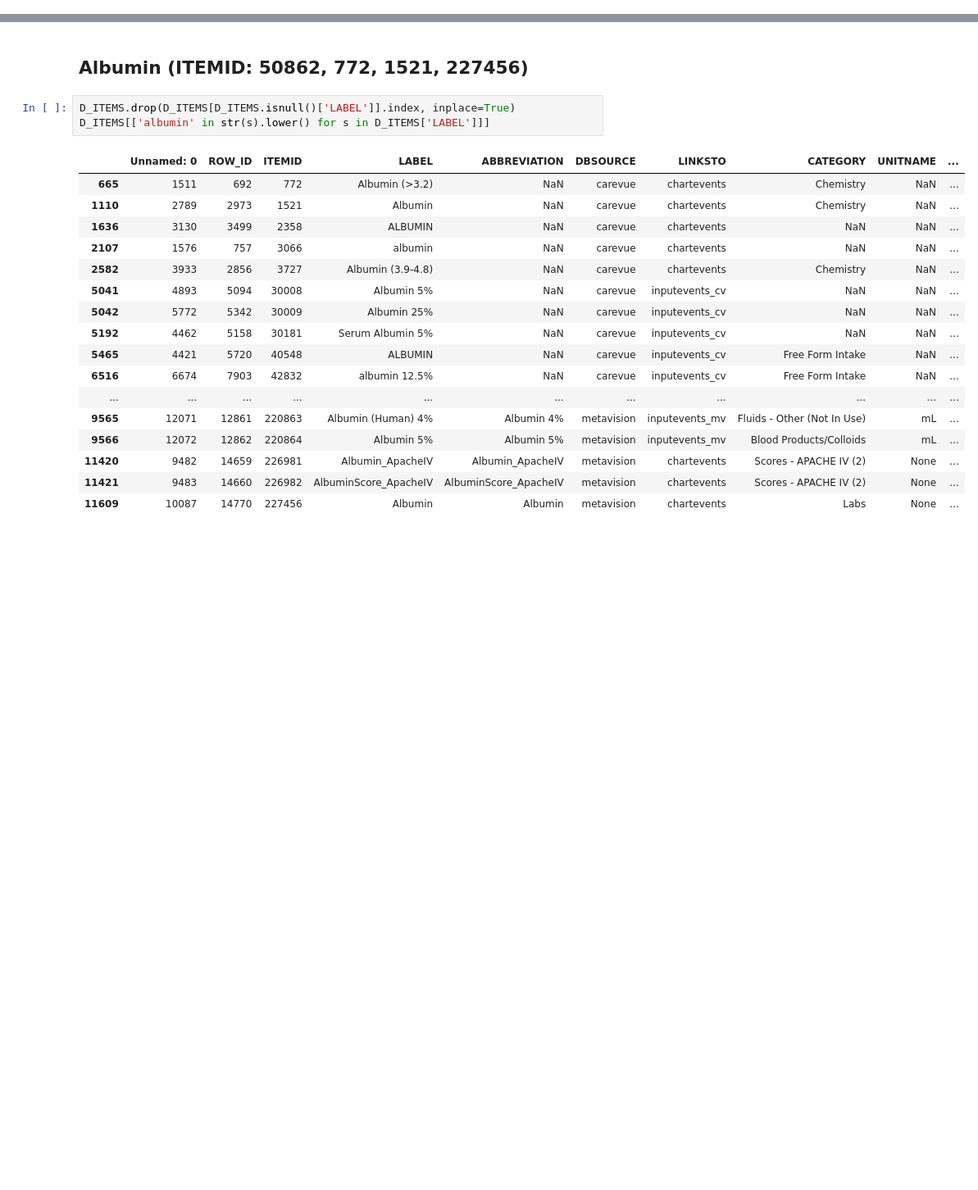
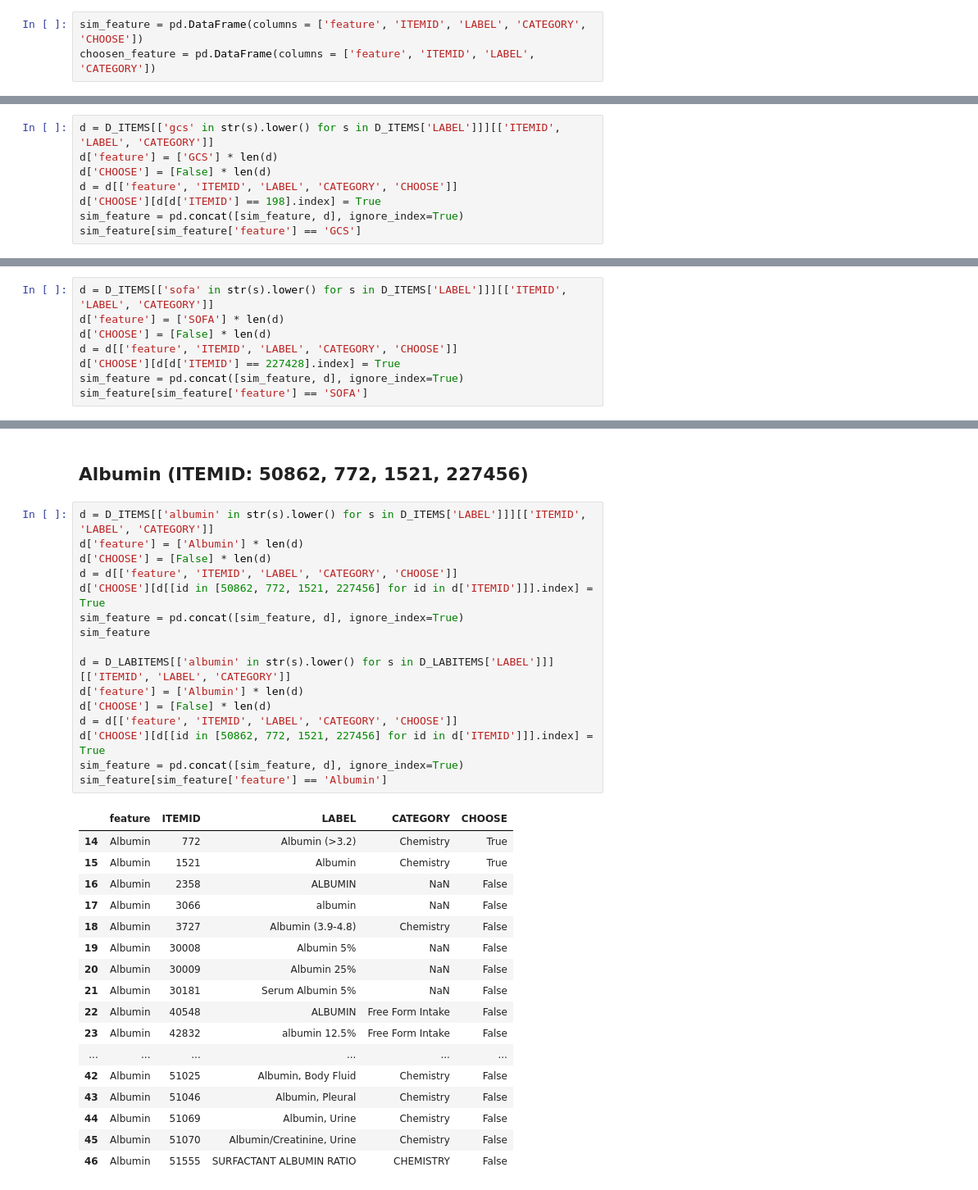
Before and after one commit to ToooooooT/sepsis_rl, a Jupyter notebook: mimiciii_code/see_characteristics.ipynb, the cells around one changed output, grey strips where cells are left out. Shown: that part at 82% size. Drawn from its saved outputs; the diff is of its cells as text; blank space fills up the shorter version.

Commit message:
Modify feature correspond itemid.

```diff
--- a/mimiciii_code/see_characteristics.ipynb
+++ b/mimiciii_code/see_characteristics.ipynb
@@ -270,3 +347,6 @@ norm_features = ['Shock_Index', 'elixhauser', 'SIRS', 'GCS', 'SOFA', 'age', 'Alb
                 'Weight_kg', 'HR', ]
 log_features = ['SGPT', 'BUN', 'INR', 'Creatinine', 'SGOT', 'Total_bili', 'SpO2', 'input_total_tev',
                 'input_4hourly_tev', 'output_total', 'output_4hourly', 'bloc']
+# %%
+sim_feature = pd.DataFrame(columns = ['feature', 'ITEMID', 'LABEL', 'CATEGORY', 'CHOOSE'])
+choosen_feature = pd.DataFrame(columns = ['feature', 'ITEMID', 'LABEL', 'CATEGORY'])
@@ -284,0 +367,8 @@ D_ITEMS[['shock' in str(s).lower() for s in D_ITEMS['LABEL']]]
+# %%
+d = D_ITEMS[['gcs' in str(s).lower() for s in D_ITEMS['LABEL']]][['ITEMID', 'LABEL', 'CATEGORY']]
+d['feature'] = ['GCS'] * len(d)
+d['CHOOSE'] = [False] * len(d)
+d = d[['feature', 'ITEMID', 'LABEL', 'CATEGORY', 'CHOOSE']]
+d['CHOOSE'][d[d['ITEMID'] == 198].index] = True
+sim_feature = pd.concat([sim_feature, d], ignore_index=True)
+sim_feature[sim_feature['feature'] == 'GCS']
@@ -286,0 +401,8 @@ D_ITEMS[['shock' in str(s).lower() for s in D_ITEMS['LABEL']]]
+# %%
+d = D_ITEMS[['sofa' in str(s).lower() for s in D_ITEMS['LABEL']]][['ITEMID', 'LABEL', 'CATEGORY']]
+d['feature'] = ['SOFA'] * len(d)
+d['CHOOSE'] = [False] * len(d)
+d = d[['feature', 'ITEMID', 'LABEL', 'CATEGORY', 'CHOOSE']]
+d['CHOOSE'][d[d['ITEMID'] == 227428].index] = True
+sim_feature = pd.concat([sim_feature, d], ignore_index=True)
+sim_feature[sim_feature['feature'] == 'SOFA']
@@ -287,23 +421,36 @@ D_ITEMS[['shock' in str(s).lower() for s in D_ITEMS['LABEL']]]
 # %% [markdown]
 ## Albumin (ITEMID: 50862, 772, 1521, 227456)
 # %%
-D_ITEMS.drop(D_ITEMS[D_ITEMS.isnull()['LABEL']].index, inplace=True)
-D_ITEMS[['albumin' in str(s).lower() for s in D_ITEMS['LABEL']]]
+d = D_ITEMS[['albumin' in str(s).lower() for s in D_ITEMS['LABEL']]][['ITEMID', 'LABEL', 'CATEGORY']]
+d['feature'] = ['Albumin'] * len(d)
+d['CHOOSE'] = [False] * len(d)
+d = d[['feature', 'ITEMID', 'LABEL', 'CATEGORY', 'CHOOSE']]
+d['CHOOSE'][d[[id in [50862, 772, 1521, 227456] for id in d['ITEMID']]].index] = True
+sim_feature = pd.concat([sim_feature, d], ignore_index=True)
+sim_feature
+
+d = D_LABITEMS[['albumin' in str(s).lower() for s in D_LABITEMS['LABEL']]][['ITEMID', 'LABEL', 'CATEGORY']]
+d['feature'] = ['Albumin'] * len(d)
+d['CHOOSE'] = [False] * len(d)
+d = d[['feature', 'ITEMID', 'LABEL', 'CATEGORY', 'CHOOSE']]
+d['CHOOSE'][d[[id in [50862, 772, 1521, 227456] for id in d['ITEMID']]].index] = True
+sim_feature = pd.concat([sim_feature, d], ignore_index=True)
+sim_feature[sim_feature['feature'] == 'Albumin']
 # %% [output]
-|  | Unnamed: 0 | ROW_ID | ITEMID | LABEL | ABBREVIATION | DBSOURCE | LINKSTO | CATEGORY | UNITNAME | ... |
-| 665 | 1511 | 692 | 772 | Albumin (>3.2) | NaN | carevue | chartevents | Chemistry | NaN | ... |
-| 1110 | 2789 | 2973 | 1521 | Albumin | NaN | carevue | chartevents | Chemistry | NaN | ... |
-| 1636 | 3130 | 3499 | 2358 | ALBUMIN | NaN | carevue | chartevents | NaN | NaN | ... |
-| 2107 | 1576 | 757 | 3066 | albumin | NaN | carevue | chartevents | NaN | NaN | ... |
-| 2582 | 3933 | 2856 | 3727 | Albumin (3.9-4.8) | NaN | carevue | chartevents | Chemistry | NaN | ... |
-| 5041 | 4893 | 5094 | 30008 | Albumin 5% | NaN | carevue | inputevents_cv | NaN | NaN | ... |
-| 5042 | 5772 | 5342 | 30009 | Albumin 25% | NaN | carevue | inputevents_cv | NaN | NaN | ... |
-| 5192 | 4462 | 5158 | 30181 | Serum Albumin 5% | NaN | carevue | inputevents_cv | NaN | NaN | ... |
-| 5465 | 4421 | 5720 | 40548 | ALBUMIN | NaN | carevue | inputevents_cv | Free Form Intake | NaN | ... |
-| 6516 | 6674 | 7903 | 42832 | albumin 12.5% | NaN | carevue | inputevents_cv | Free Form Intake | NaN | ... |
-| ... | ... | ... | ... | ... | ... | ... | ... | ... | ... | ... |
-| 9565 | 12071 | 12861 | 220863 | Albumin (Human) 4% | Albumin 4% | metavision | inputevents_mv | Fluids - Other (Not In Use) | mL | ... |
-| 9566 | 12072 | 12862 | 220864 | Albumin 5% | Albumin 5% | metavision | inputevents_mv | Blood Products/Colloids | mL | ... |
-| 11420 | 9482 | 14659 | 226981 | Albumin_ApacheIV | Albumin_ApacheIV | metavision | chartevents | Scores - APACHE IV (2) | None | ... |
-| 11421 | 9483 | 14660 | 226982 | AlbuminScore_ApacheIV | AlbuminScore_ApacheIV | metavision | chartevents | Scores - APACHE IV (2) | None | ... |
-| 11609 | 10087 | 14770 | 227456 | Albumin | Albumin | metavision | chartevents | Labs | None | ... |
+|  | feature | ITEMID | LABEL | CATEGORY | CHOOSE |
+| 14 | Albumin | 772 | Albumin (>3.2) | Chemistry | True |
+| 15 | Albumin | 1521 | Albumin | Chemistry | True |
+| 16 | Albumin | 2358 | ALBUMIN | NaN | False |
+| 17 | Albumin | 3066 | albumin | NaN | False |
+| 18 | Albumin | 3727 | Albumin (3.9-4.8) | Chemistry | False |
+| 19 | Albumin | 30008 | Albumin 5% | NaN | False |
+| 20 | Albumin | 30009 | Albumin 25% | NaN | False |
+| 21 | Albumin | 30181 | Serum Albumin 5% | NaN | False |
+| 22 | Albumin | 40548 | ALBUMIN | Free Form Intake | False |
+| 23 | Albumin | 42832 | albumin 12.5% | Free Form Intake | False |
+| ... | ... | ... | ... | ... | ... |
+| 42 | Albumin | 51025 | Albumin, Body Fluid | Chemistry | False |
+| 43 | Albumin | 51046 | Albumin, Pleural | Chemistry | False |
+| 44 | Albumin | 51069 | Albumin, Urine | Chemistry | False |
+| 45 | Albumin | 51070 | Albumin/Creatinine, Urine | Chemistry | False |
+| 46 | Albumin | 51555 | SURFACTANT ALBUMIN RATIO | CHEMISTRY | False |
```
Also changed, not shown: parts of 113 cells of this notebook, 5 other files.
